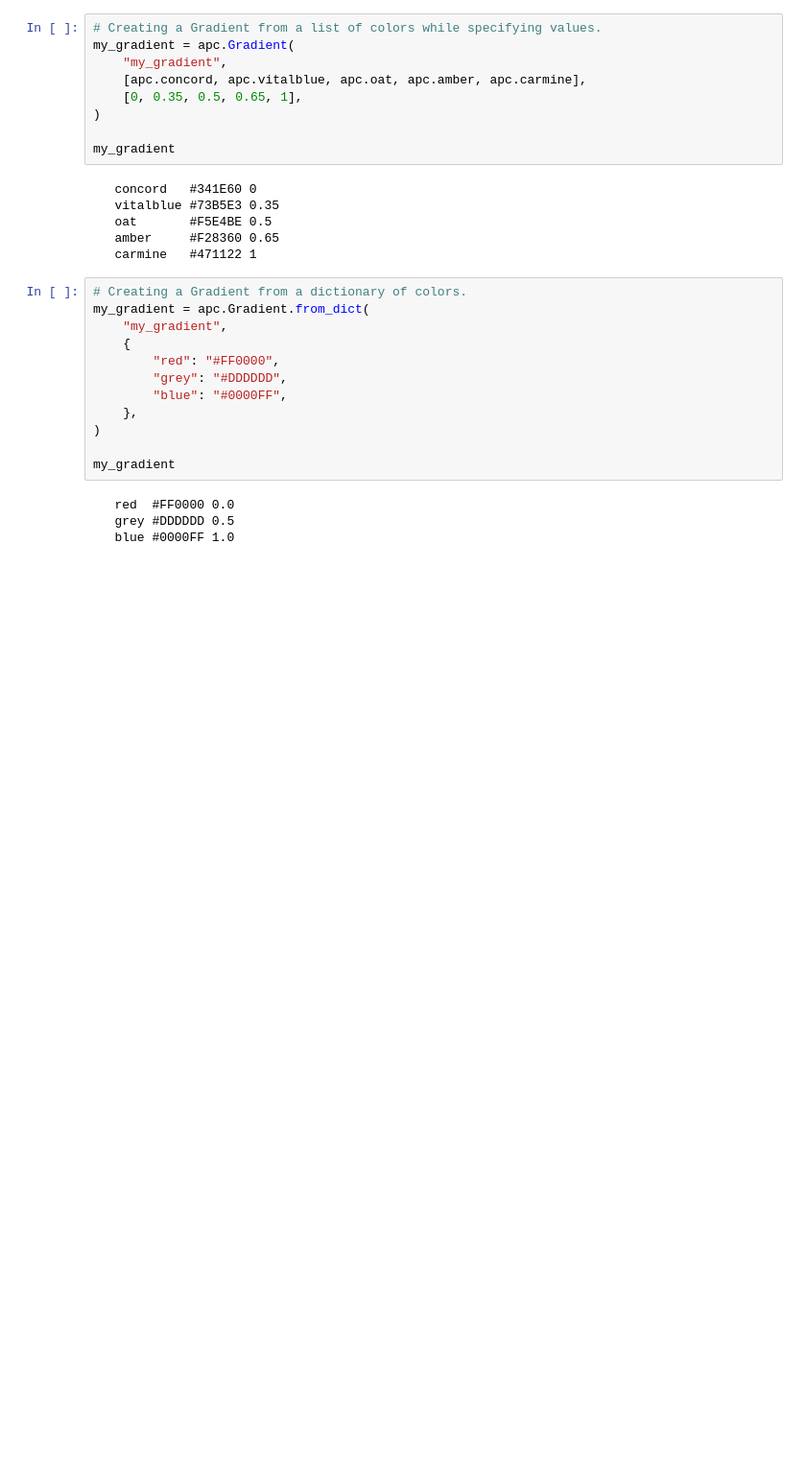
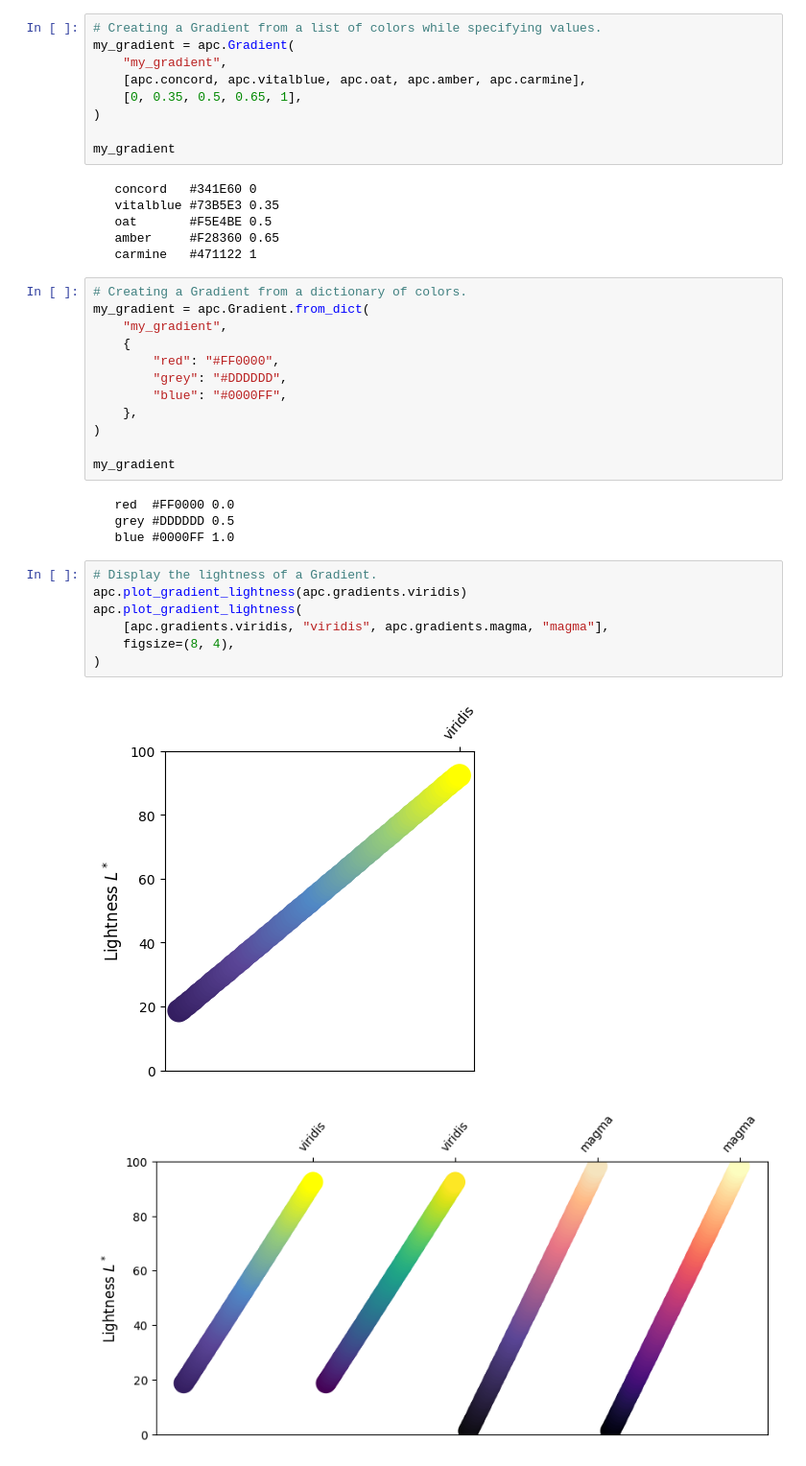
Before and after one commit to Arcadia-Science/arcadia-pycolor, a Jupyter notebook: usage_example.ipynb, the cells around one changed output. Shown at 96% size. Cells and saved outputs as stored; diff of their text form; blank space fills up the shorter version.

Commit message:
add example of usage of lightness display

```diff
--- a/usage_example.ipynb
+++ b/usage_example.ipynb
@@ -106,3 +106,13 @@ my_gradient
    red  #FF0000 0.0
    grey #DDDDDD 0.5
    blue #0000FF 1.0
+# %%
+# Display the lightness of a Gradient.
+apc.plot_gradient_lightness(apc.gradients.viridis)
+apc.plot_gradient_lightness(
+    [apc.gradients.viridis, "viridis", apc.gradients.magma, "magma"],
+    figsize=(8, 4),
+)
+# %% [output]
+[figure, added]
+[figure, added]
```
